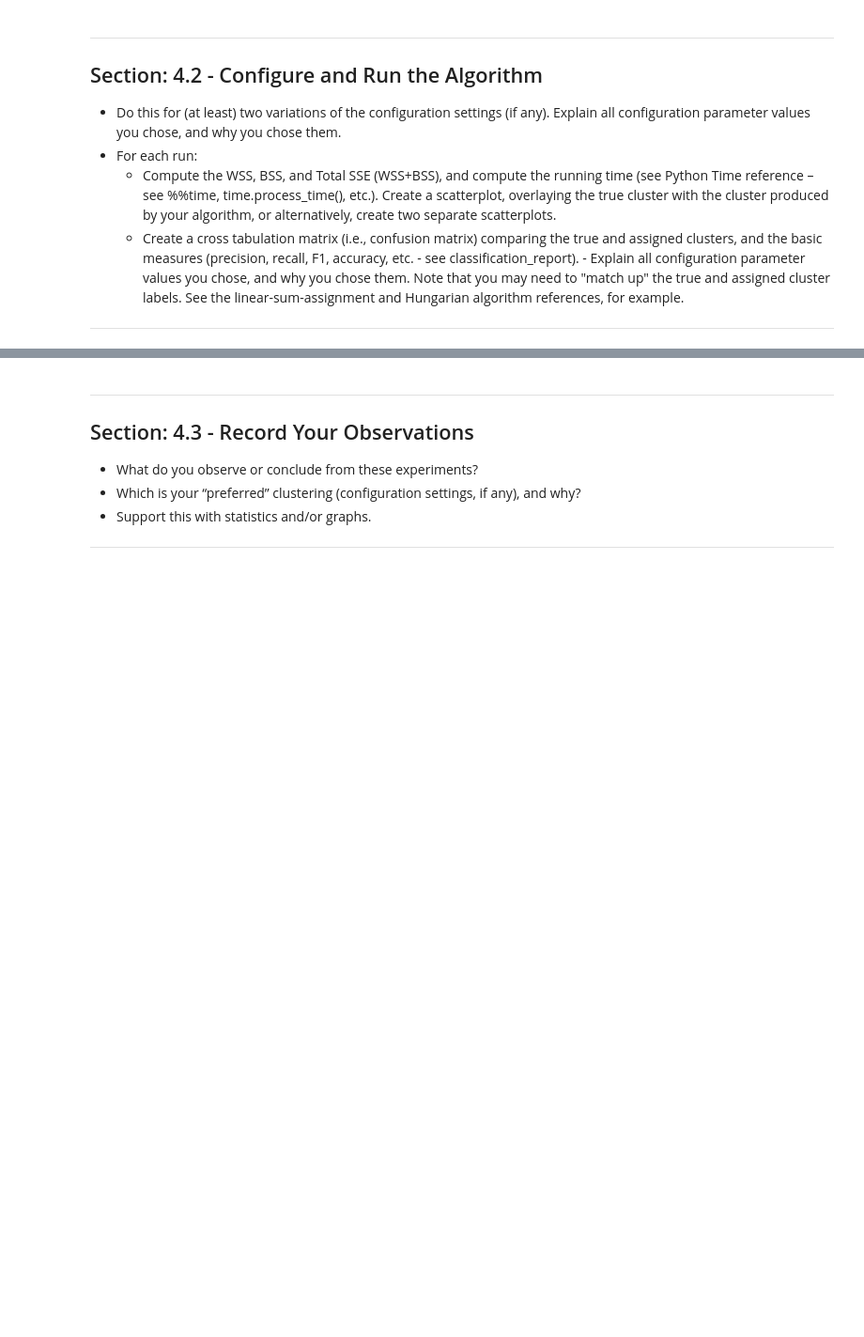
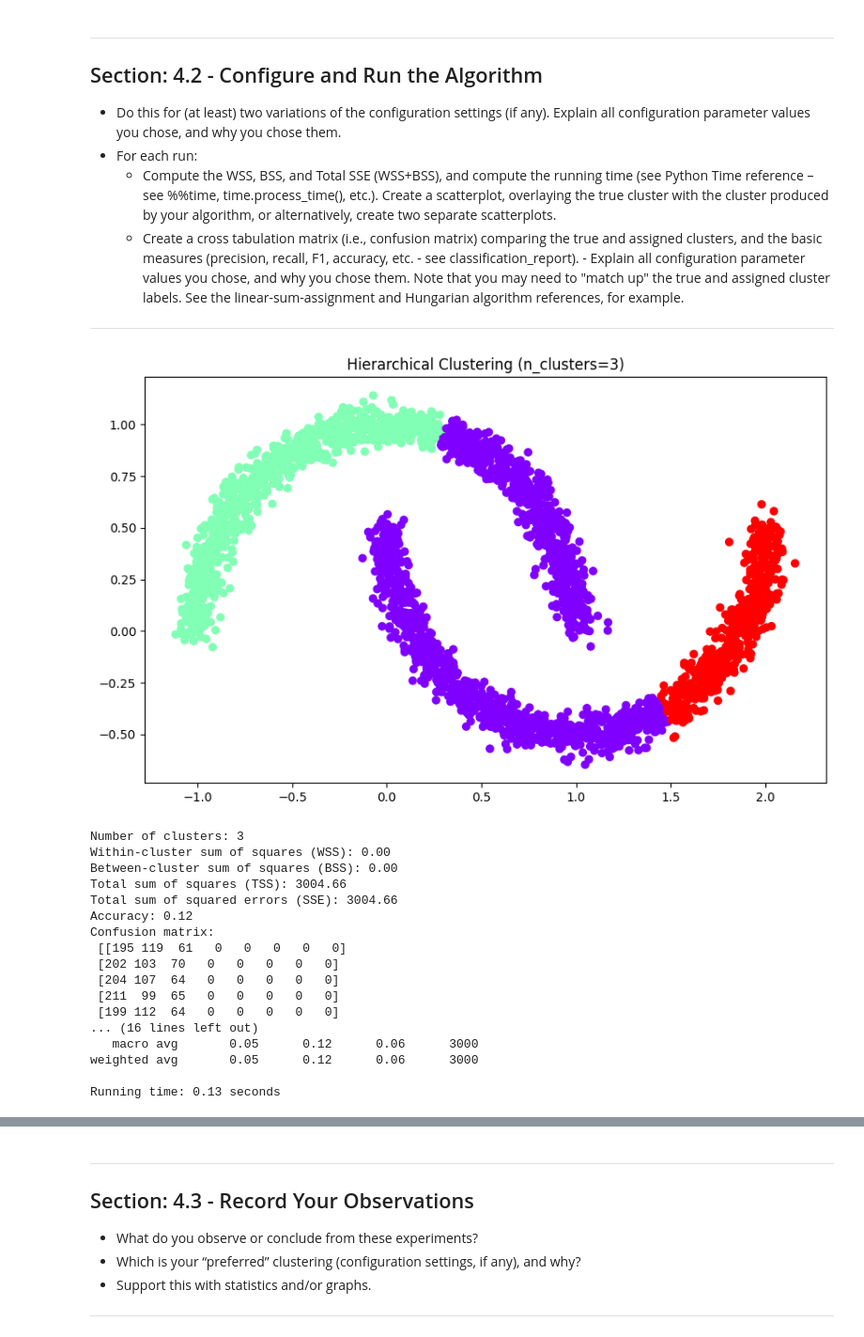
Before and after one commit to zhourichard19/CSE5243, a Jupyter notebook: Homework4/CSE5243_Clustering_HW_Template_V6.ipynb, the cells around one changed output, grey strips where cells are left out. Shown at 94% size. Cells and saved outputs as stored; diff of their text form; code cells hidden in the pictures; blank space fills up the shorter version.

```diff
--- a/Homework4/CSE5243_Clustering_HW_Template_V6.ipynb
+++ b/Homework4/CSE5243_Clustering_HW_Template_V6.ipynb
@@ -409,6 +561,10 @@ Running time: 0.06 seconds
 ***
 # Section: 4 - Evaluate a **Second** Clustering Algorithm on the **Large2** Dataset
 ***
+# %%
+large_data2 = pd.read_csv('../Homework4/large2_Xydf.csv')
+X = large_data2[['X0','X1']].to_numpy()
+true_y = large_data1['y'].to_numpy()
 # %% [markdown]
 ***
 ## Section: 4.1 - Choose a Clustering Algorithm from the SciKitLearn Library
@@ -425,3 +628,24 @@ Running time: 0.06 seconds
   - Create a cross tabulation matrix (i.e., confusion matrix) comparing the true and assigned clusters, and the basic measures (precision, recall, F1, accuracy, etc. - see classification_report). - Explain all configuration parameter values you chose, and why you chose them.
 Note that you may need to "match up" the true and assigned cluster labels.  See the linear-sum-assignment and Hungarian algorithm references, for example.
 ***
+# %%
+evaluate_Hierarchical_clustering(X, true_y, 3)
+# %% [output]
+[figure, added]
+Number of clusters: 3
+Within-cluster sum of squares (WSS): 0.00
+Between-cluster sum of squares (BSS): 0.00
+Total sum of squares (TSS): 3004.66
+Total sum of squared errors (SSE): 3004.66
+Accuracy: 0.12
+Confusion matrix:
+ [[195 119  61   0   0   0   0   0]
+ [202 103  70   0   0   0   0   0]
+ [204 107  64   0   0   0   0   0]
+ [211  99  65   0   0   0   0   0]
+ [199 112  64   0   0   0   0   0]
+... (16 lines left out)
+   macro avg       0.05      0.12      0.06      3000
+weighted avg       0.05      0.12      0.06      3000
+
+Running time: 0.13 seconds
```
Also changed, not shown: parts of 21 cells of this notebook.
